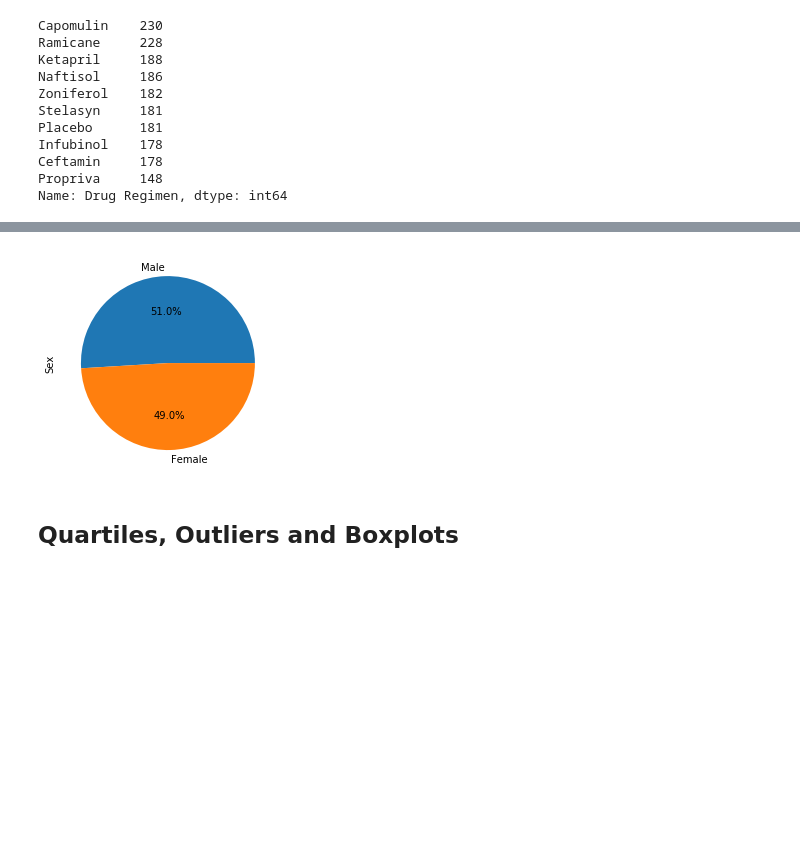
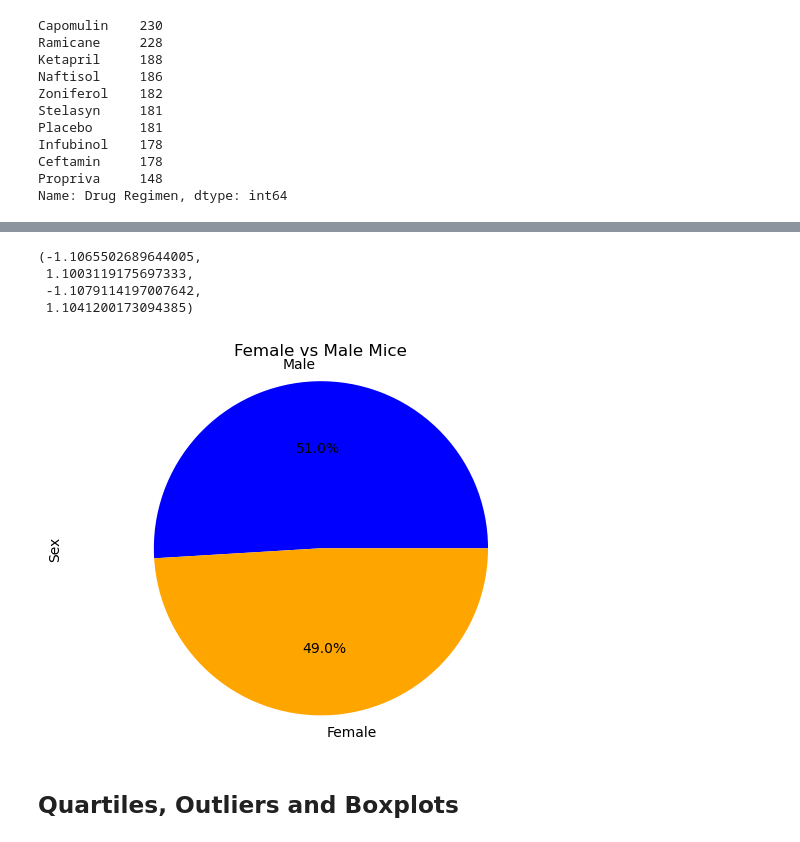
Before and after one commit to ViolettaAntonova/Matplotlib-challene, a Jupyter notebook: pymaceuticals_starter.ipynb, the cells around one changed output, grey strips where cells are left out. Cells and saved outputs as stored; diff of their text form; code cells hidden in the pictures; blank space fills up the shorter version.

```diff
--- a/pymaceuticals_starter.ipynb
+++ b/pymaceuticals_starter.ipynb
@@ -10,6 +20,7 @@
 import matplotlib.pyplot as plt
 import pandas as pd
 import scipy.stats as st
+from scipy.stats import linregress
 
 # Study data files
 mouse_metadata_path = "data/Mouse_metadata.csv"
@@ -21,7 +32,7 @@ study_results = pd.read_csv(study_results_path)
 
 # Combine the data into a single dataset
 combined_df = pd.merge(study_results, mouse_metadata,
-                                 ow='outer', on='Mouse ID')
+                                 how='outer', on='Mouse ID')
 
 # Display the data table for preview
 combined_df.head()
@@ -177,0 +191,3 @@ plt.show()
+# %%
+malefem = combinedclean_df["Sex"].value_counts()
+malefem
@@ -182,7 +206,21 @@ plt.show()
 # %%
 # Generate a pie plot showing the distribution of female versus male mice using pyplot
+x_axis = malefem.index.values
+y_axis = malefem.values
+
+colors = ["blue", "orange"]
+
+plt.pie(y_axis, labels=x_axis, colors=colors, autopct="%1.1f%%")
+
+plt.title("Female vs Male Mice")
+plt.ylabel("Sex")
+plt.axis("equal")
 # %% [output]
+(-1.1065502689644005,
+ 1.1003119175697333,
+ -1.1079114197007642,
+ 1.1041200173094385)
-[figure, old version]
+[figure, new version]
 # %% [markdown]
 ## Quartiles, Outliers and Boxplots
 # %%
```
Also changed, not shown: parts of 15 cells of this notebook, 1 other file.
